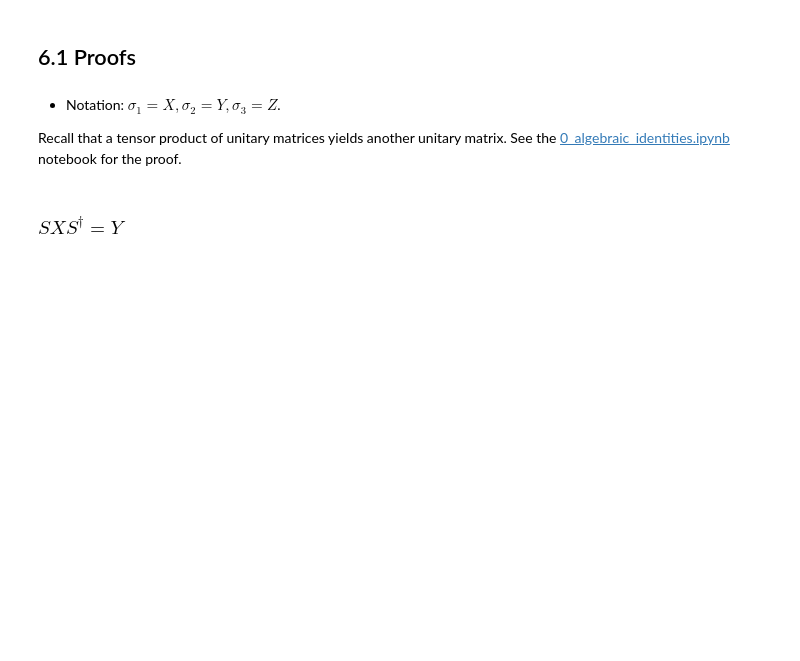
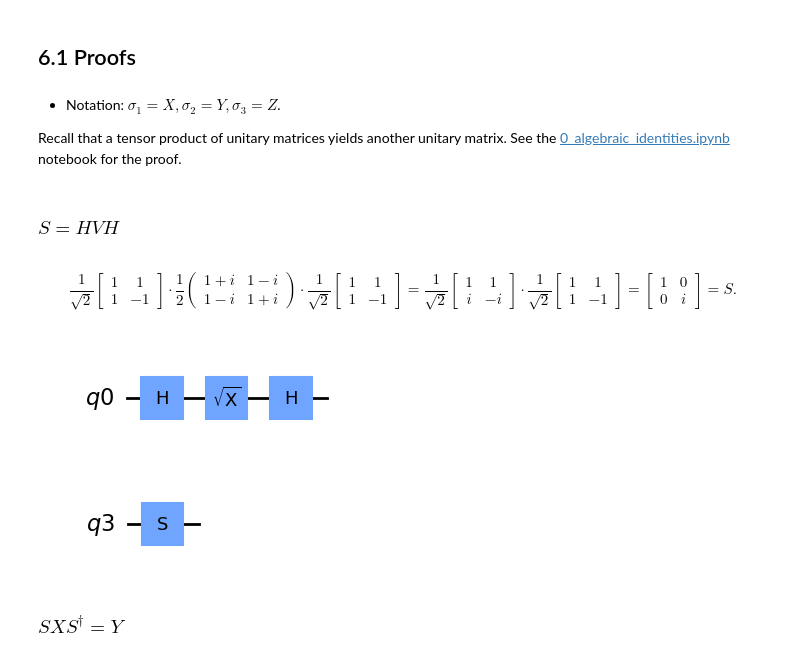
Before and after one commit to QuCAI-Lab/quantum-circuit-theory, a Jupyter notebook: notebooks/06_gate_circuit_identities.ipynb, the cells around one changed output. Saved outputs shown, nothing was run; the diff lists cells and outputs as text; code cells hidden in the pictures; blank space fills up the shorter version.

```diff
--- a/notebooks/06_gate_circuit_identities.ipynb
+++ b/notebooks/06_gate_circuit_identities.ipynb
@@ -819,6 +819,63 @@ From pg. 462 of [1]:
 - Notation: $\sigma_1=X, \sigma_2=Y, \sigma_3=Z$.
 
 Recall that a tensor product of unitary matrices yields another unitary matrix. See the [0_algebraic_identities.ipynb](https://github.com/QuCAI-Lab/quantum-circuit-theory/blob/dev/notebooks/algebraic_identities.ipynb) notebook for the proof.
+# %% [markdown]
+### $S = HVH $
+# %% [markdown]
+\begin{equation}
+\frac{1}{\sqrt{2}}
+\begin{bmatrix}
+1 & 1 \\ 1 & -1
+\end{bmatrix}
+\cdot
+\frac{1}{2}
+\begin{pmatrix}
+1+i & 1-i \\
+1-i & 1+i
+\end{pmatrix}
+\cdot
+\frac{1}{\sqrt{2}}
+\begin{bmatrix}
+1 & 1 \\ 1 & -1
+\end{bmatrix}
+=
+\frac{1}{\sqrt{2}}
+\begin{bmatrix}
+1 & 1 \\ i & -i
+\end{bmatrix}
+\cdot
+\frac{1}{\sqrt{2}}
+\begin{bmatrix}
+1 & 1 \\ 1 & -1
+\end{bmatrix}
+=
+\begin{bmatrix}
+1 & 0 \\ 0 & i
+\end{bmatrix}
+= S.
+\end{equation}
+# %%
+backend = Aer.get_backend('unitary_simulator')
+qr = QuantumRegister(1)
+qc = QuantumCircuit(qr)
+qc.h(0), qc.sx(0) , qc.h(0)
+job = execute(qc, backend, shots=4000)
+result = job.result()
+unitary1 = result.get_unitary(qc)
+qc.draw(output='mpl')
+# %% [output]
+[figure, added]
+# %%
+backend = Aer.get_backend('unitary_simulator')
+qr = QuantumRegister(1)
+qc = QuantumCircuit(qr)
+qc.s(0)
+job = execute(qc, backend, shots=4000)
+result = job.result()
+unitary2 = result.get_unitary(qc)
+qc.draw(output='mpl')
+# %% [output]
+[figure, added]
 # %% [markdown]
 ### $SXS^† = Y$
 # %% [markdown]
```
Also changed, not shown: parts of 3 cells of this notebook.
